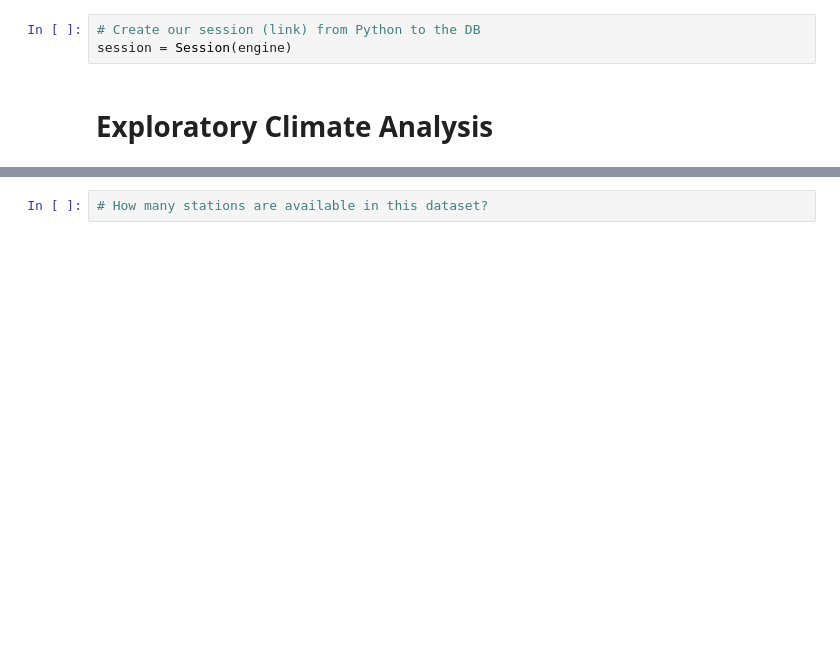
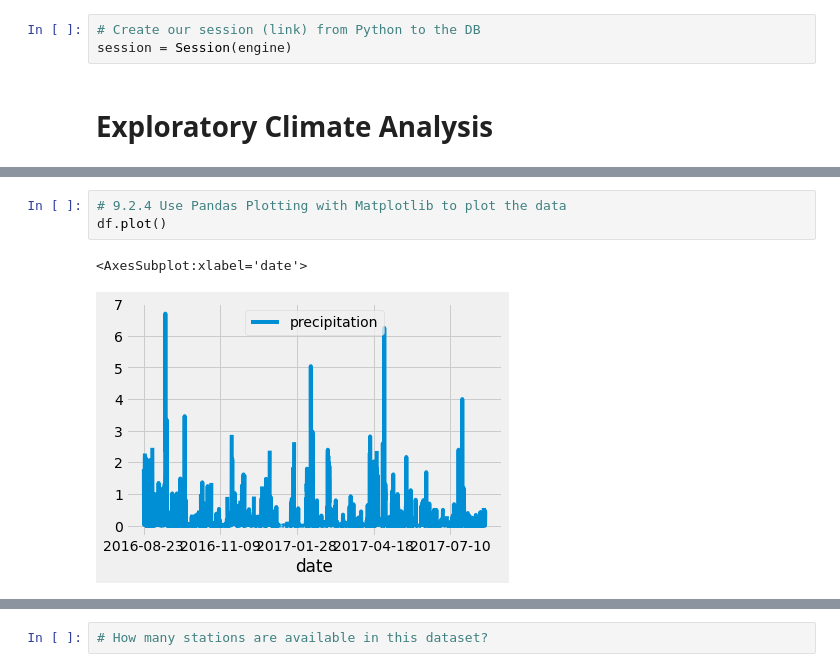
Before and after one commit to YanLuong/surfs_up, a Jupyter notebook: climate_analysis.ipynb, the cells around one changed output, grey strips where cells are left out. Cells and saved outputs as stored; diff of their text form; blank space fills up the shorter version.

```diff
--- a/climate_analysis.ipynb
+++ b/climate_analysis.ipynb
@@ -59,2 +103,8 @@ session = Session(engine)
+# %%
+# 9.2.4 Use Pandas Plotting with Matplotlib to plot the data
+df.plot()
+# %% [output]
+<AxesSubplot:xlabel='date'>
+[figure, added]
 # %%
 # Use Pandas to calcualte the summary statistics for the precipitation data
```
Also changed, not shown: parts of 2 cells of this notebook.
